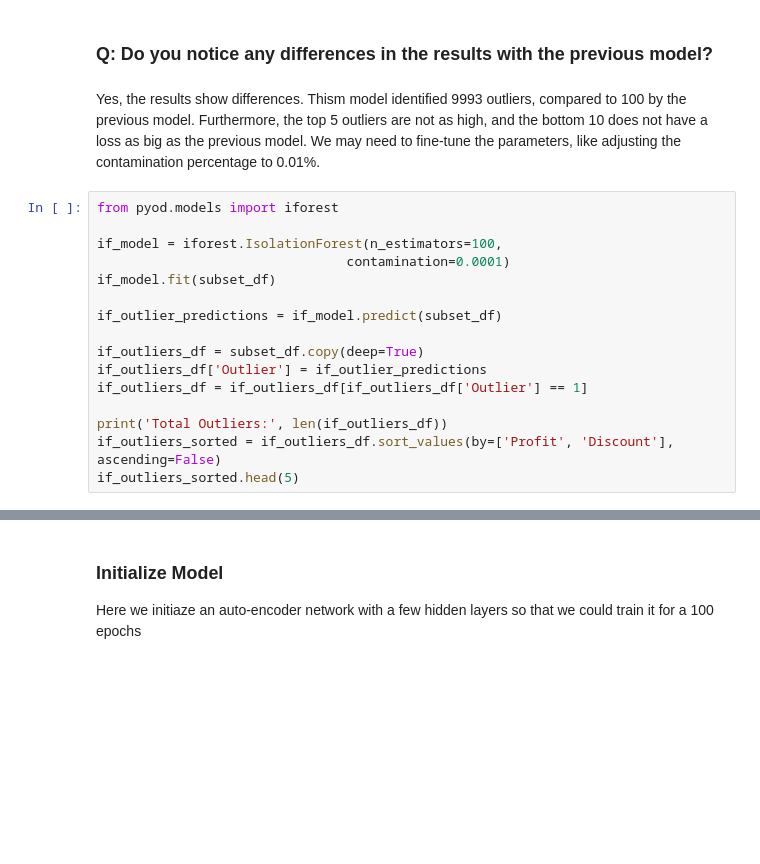
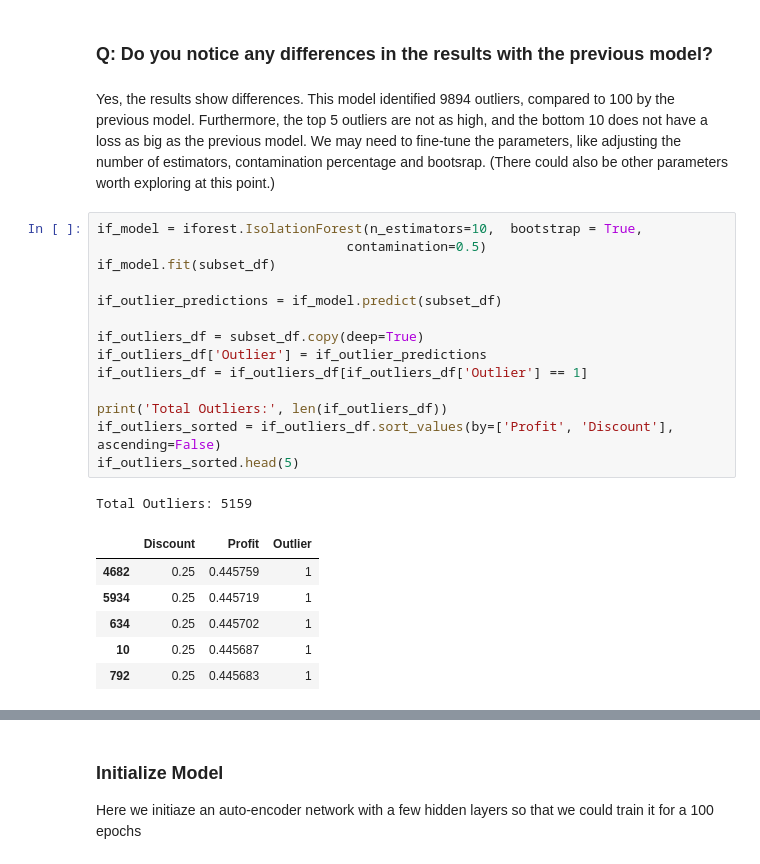
Before and after one commit to RafaelaMartelo/Anomaly-Detection-Mini-Project, a Jupyter notebook: Mini_Project_Anomaly_Detection.ipynb, the cells around one changed output, grey strips where cells are left out. Saved outputs shown, nothing was run; the diff lists cells and outputs as text; blank space fills up the shorter version.

```diff
--- a/Mini_Project_Anomaly_Detection.ipynb
+++ b/Mini_Project_Anomaly_Detection.ipynb
@@ -548,23 +734,29 @@ __Your turn:__ View the bottom ten transactions
 # %% [markdown]
 ### Q: Do you notice any differences in the results with the previous model?
 # %% [markdown]
-Yes, the results show differences. Thism model identified 9993 outliers, compared to 100 by the previous model. Furthermore, the top 5 outliers are not as high, and the bottom 10 does not have a loss as big as the previous model. We may need to fine-tune the parameters, like adjusting the contamination percentage to 0.01%.
+Yes, the results show differences. This model identified 9894 outliers, compared to 100 by the previous model. Furthermore, the top 5 outliers are not as high, and the bottom 10 does not have a loss as big as the previous model. We may need to fine-tune the parameters, like adjusting the number of estimators, contamination percentage and bootsrap. (There could also be other parameters worth exploring at this point.)
 # %%
-from pyod.models import iforest
-
-if_model = iforest.IsolationForest(n_estimators=100,
-                                contamination=0.0001)
+if_model = iforest.IsolationForest(n_estimators=10,  bootstrap = True,
+                                contamination=0.5)
 if_model.fit(subset_df)
 
 if_outlier_predictions = if_model.predict(subset_df)
 
 if_outliers_df = subset_df.copy(deep=True)
 if_outliers_df['Outlier'] = if_outlier_predictions
 if_outliers_df = if_outliers_df[if_outliers_df['Outlier'] == 1]
 
 print('Total Outliers:', len(if_outliers_df))
 if_outliers_sorted = if_outliers_df.sort_values(by=['Profit', 'Discount'], ascending=False)
 if_outliers_sorted.head(5)
+# %% [output]
+Total Outliers: 5159
+|  | Discount | Profit | Outlier |
+| 4682 | 0.25 | 0.445759 | 1 |
+| 5934 | 0.25 | 0.445719 | 1 |
+| 634 | 0.25 | 0.445702 | 1 |
+| 10 | 0.25 | 0.445687 | 1 |
+| 792 | 0.25 | 0.445683 | 1 |
 # %%
 (df.loc[if_outliers_sorted.index.tolist()][['City', 'Category', 'Sub-Category', 'Product Name',
                                               'Sales', 'Quantity', 'Discount', 'Profit']]).tail(10)
```
Also changed, not shown: parts of 33 cells of this notebook.
